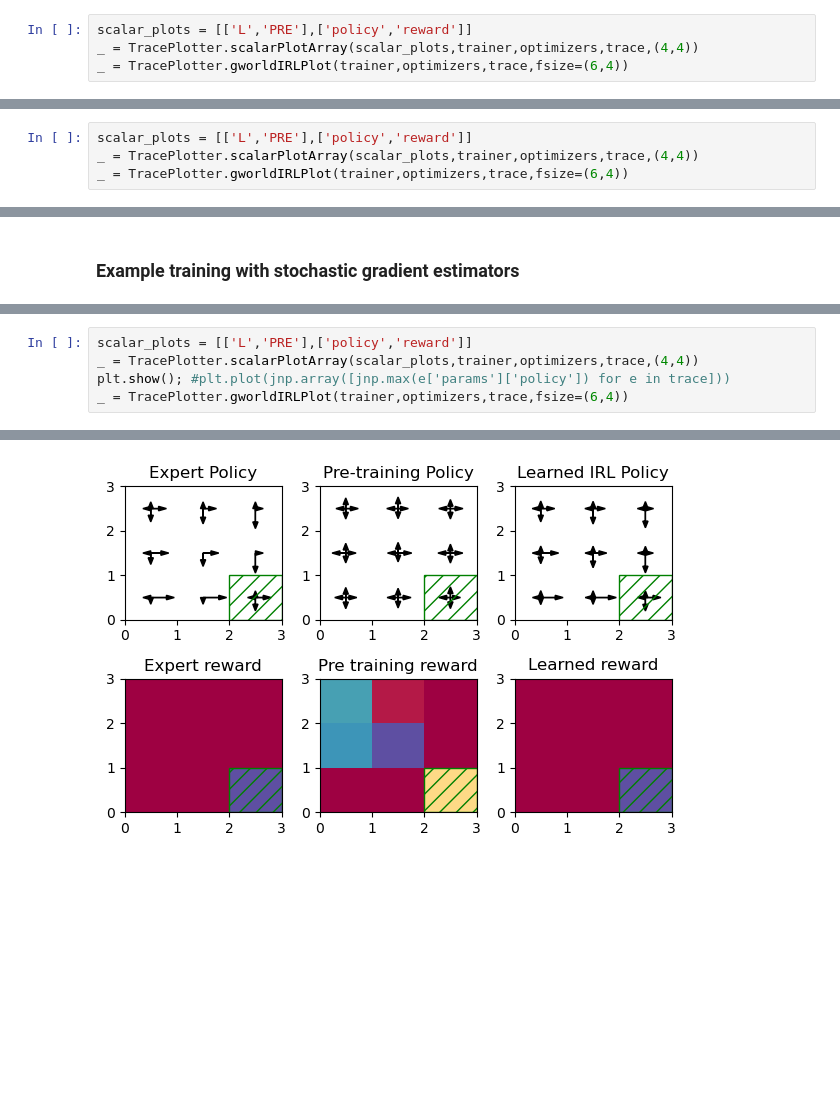
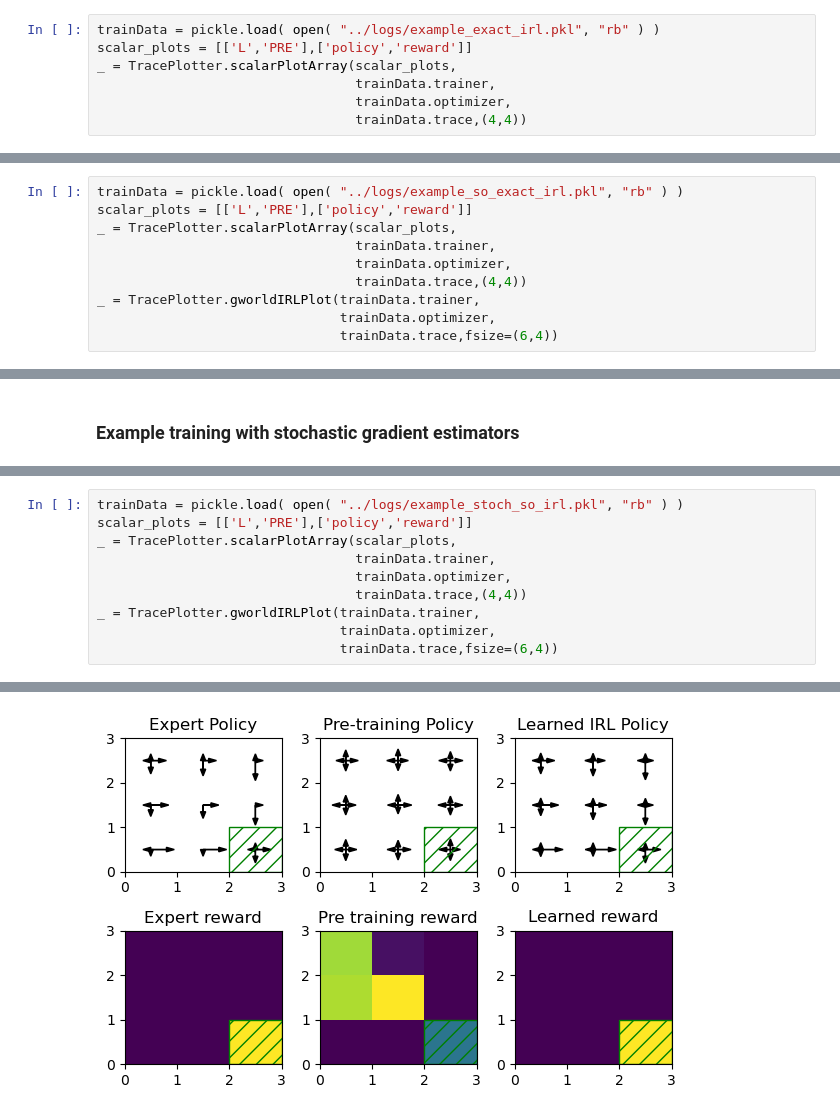
Before and after one commit to RenardDesNeiges/CIRL_Experiments, a Jupyter notebook: notebooks/irl_example.ipynb, the cells around one changed output, grey strips where cells are left out. Saved outputs shown, nothing was run; the diff lists cells and outputs as text; blank space fills up the shorter version.

```diff
--- a/notebooks/irl_example.ipynb
+++ b/notebooks/irl_example.ipynb
@@ -21,8 +24,11 @@ optimizers, trace = trainer.train(300)
 # %% [output]
 Computing the expert's policy
 # %%
+trainData = pickle.load( open( "../logs/example_exact_irl.pkl", "rb" ) )
 scalar_plots = [['L','PRE'],['policy','reward']]
-_ = TracePlotter.scalarPlotArray(scalar_plots,trainer,optimizers,trace,(4,4))
-_ = TracePlotter.gworldIRLPlot(trainer,optimizers,trace,fsize=(6,4))
+_ = TracePlotter.scalarPlotArray(scalar_plots,
+                                 trainData.trainer,
+                                 trainData.optimizer,
+                                 trainData.trace,(4,4))
 # %% [output]
 [figure]
@@ -39,8 +47,14 @@ optimizers, trace = trainer.train(60)
 # %% [output]
 Computing the expert's policy
 # %%
+trainData = pickle.load( open( "../logs/example_so_exact_irl.pkl", "rb" ) )
 scalar_plots = [['L','PRE'],['policy','reward']]
-_ = TracePlotter.scalarPlotArray(scalar_plots,trainer,optimizers,trace,(4,4))
-_ = TracePlotter.gworldIRLPlot(trainer,optimizers,trace,fsize=(6,4))
+_ = TracePlotter.scalarPlotArray(scalar_plots,
+                                 trainData.trainer,
+                                 trainData.optimizer,
+                                 trainData.trace,(4,4))
+_ = TracePlotter.gworldIRLPlot(trainData.trainer,
+                               trainData.optimizer,
+                               trainData.trace,fsize=(6,4))
 # %% [output]
 [figure]
@@ -65,10 +81,15 @@ optimizers, trace = trainer.train(100)
 # %% [output]
 Computing the expert's policy
 # %%
+trainData = pickle.load( open( "../logs/example_stoch_so_irl.pkl", "rb" ) )
 scalar_plots = [['L','PRE'],['policy','reward']]
-_ = TracePlotter.scalarPlotArray(scalar_plots,trainer,optimizers,trace,(4,4))
-plt.show(); #plt.plot(jnp.array([jnp.max(e['params']['policy']) for e in trace]))
-_ = TracePlotter.gworldIRLPlot(trainer,optimizers,trace,fsize=(6,4))
+_ = TracePlotter.scalarPlotArray(scalar_plots,
+                                 trainData.trainer,
+                                 trainData.optimizer,
+                                 trainData.trace,(4,4))
+_ = TracePlotter.gworldIRLPlot(trainData.trainer,
+                               trainData.optimizer,
+                               trainData.trace,fsize=(6,4))
 # %% [output]
 [figure]
-[figure, old version]
+[figure, new version]
```
Also changed, not shown: parts of 6 cells of this notebook, 19 other files.
